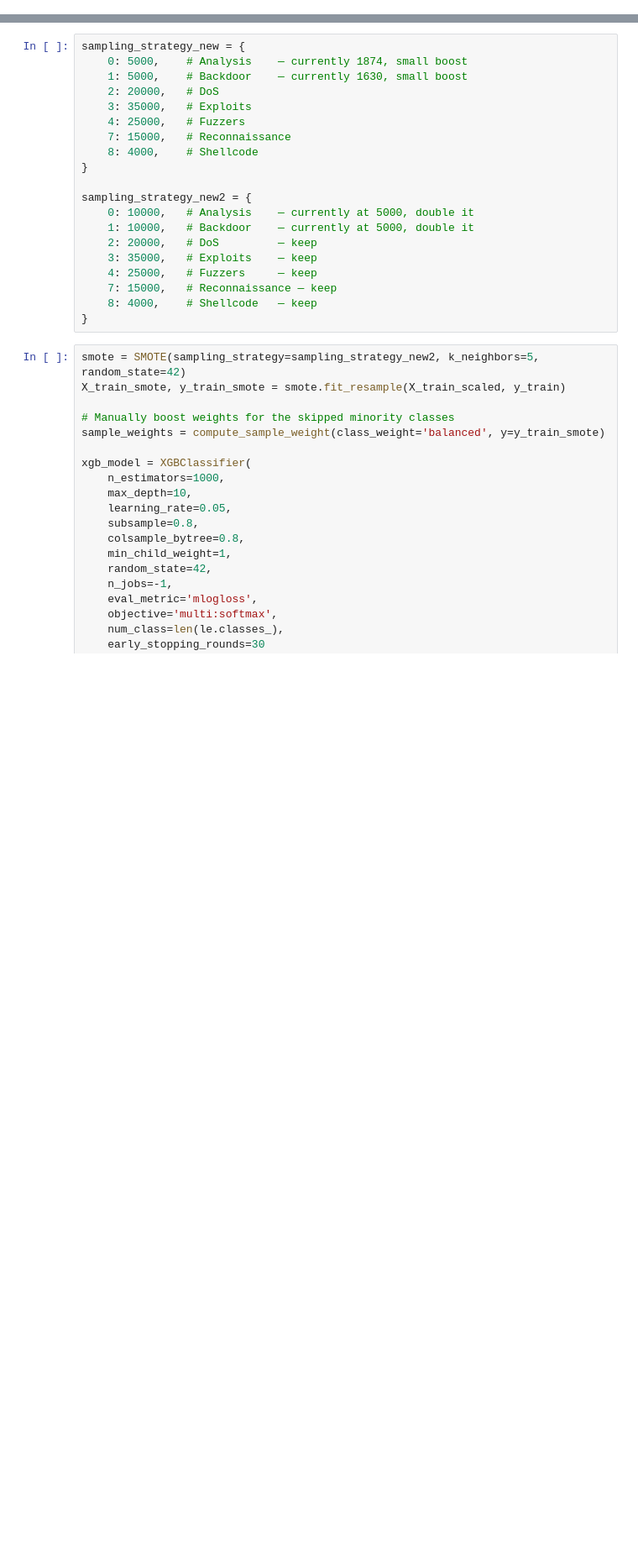
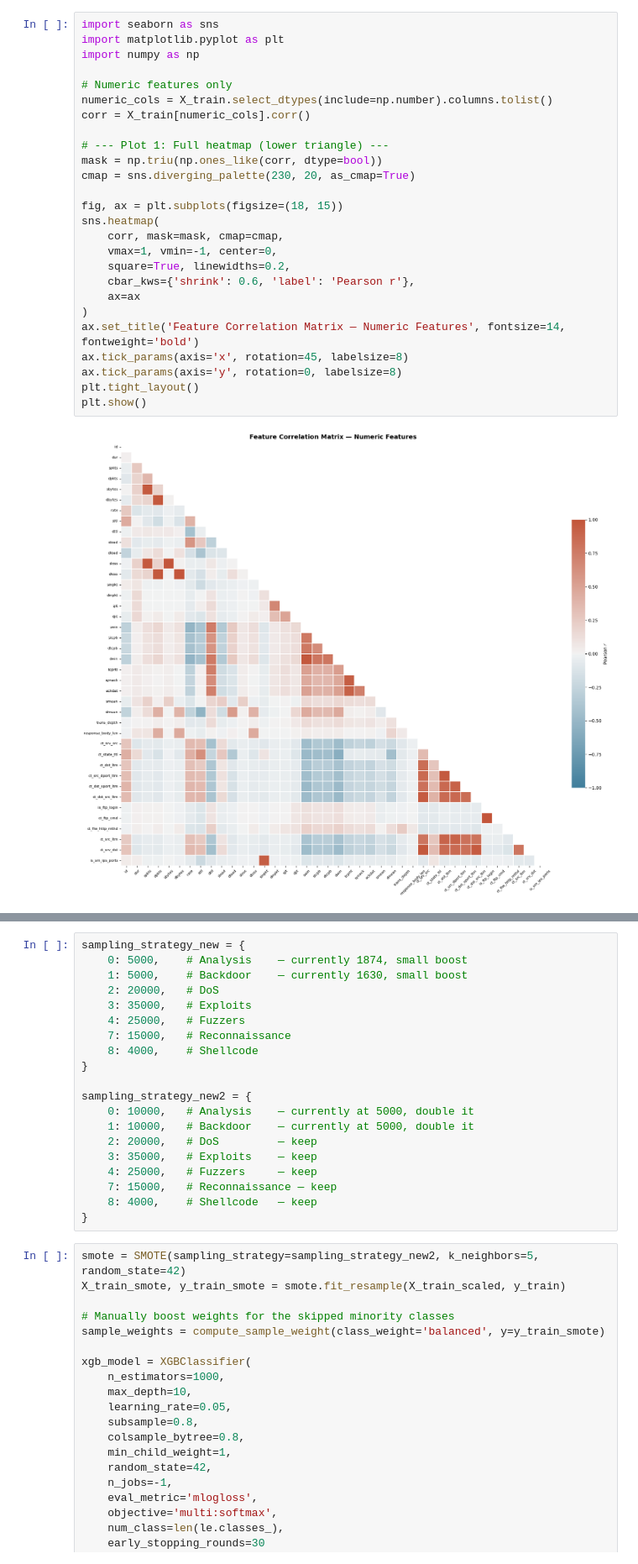
Before and after one commit to cliffpm/MLsecurity, a Jupyter notebook: Final Project/attack_mutliclass.ipynb, the cells around one changed output, grey strips where cells are left out. Shown at 84% size. Cells and saved outputs as stored; diff of their text form; blank space fills up the shorter version.

```diff
--- a/Final Project/attack_mutliclass.ipynb
+++ b/Final Project/attack_mutliclass.ipynb
@@ -393,0 +155,28 @@ print(classification_report(y_test, y_pred, target_names=le.classes_))
+# %%
+import seaborn as sns
+import matplotlib.pyplot as plt
+import numpy as np
+
+# Numeric features only
+numeric_cols = X_train.select_dtypes(include=np.number).columns.tolist()
+corr = X_train[numeric_cols].corr()
+
+# --- Plot 1: Full heatmap (lower triangle) ---
+mask = np.triu(np.ones_like(corr, dtype=bool))
+cmap = sns.diverging_palette(230, 20, as_cmap=True)
+
+fig, ax = plt.subplots(figsize=(18, 15))
+sns.heatmap(
+    corr, mask=mask, cmap=cmap,
+    vmax=1, vmin=-1, center=0,
+    square=True, linewidths=0.2,
+    cbar_kws={'shrink': 0.6, 'label': 'Pearson r'},
+    ax=ax
+)
+ax.set_title('Feature Correlation Matrix — Numeric Features', fontsize=14, fontweight='bold')
+ax.tick_params(axis='x', rotation=45, labelsize=8)
+ax.tick_params(axis='y', rotation=0, labelsize=8)
+plt.tight_layout()
+plt.show()
+# %% [output]
+[figure, added]
```
Also changed, not shown: parts of 25 cells of this notebook, 2 other files.
